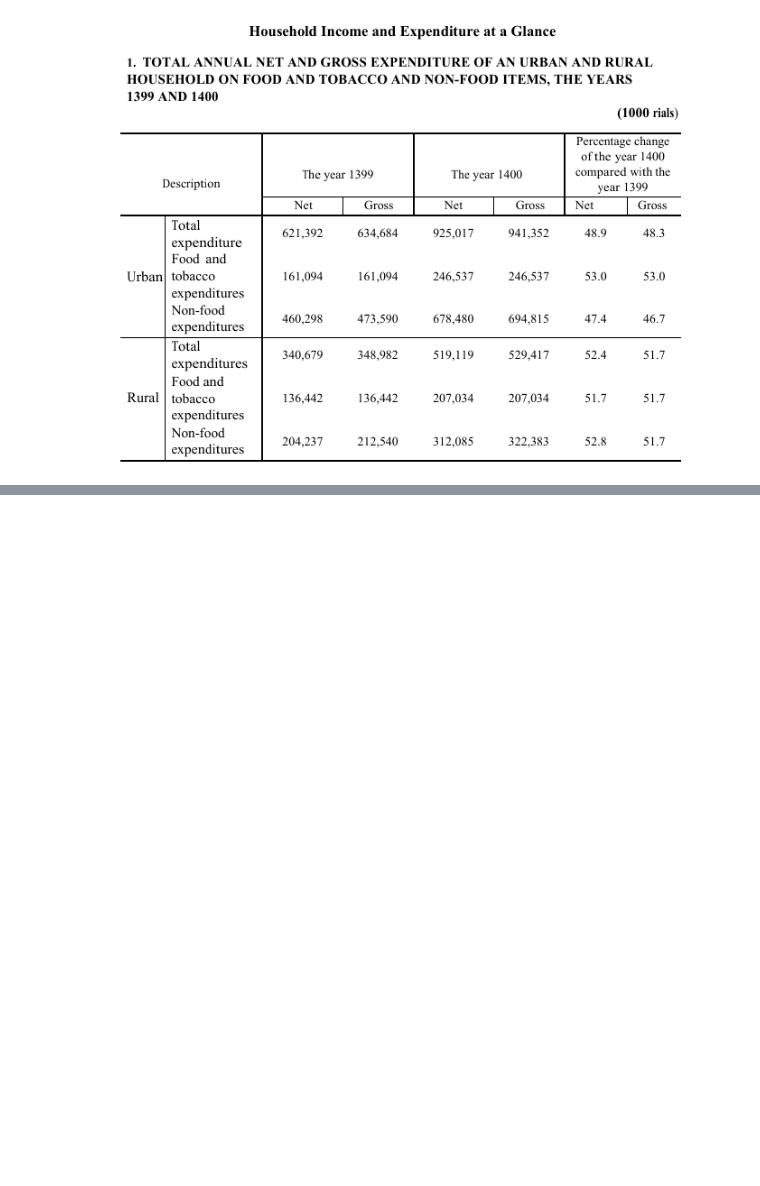
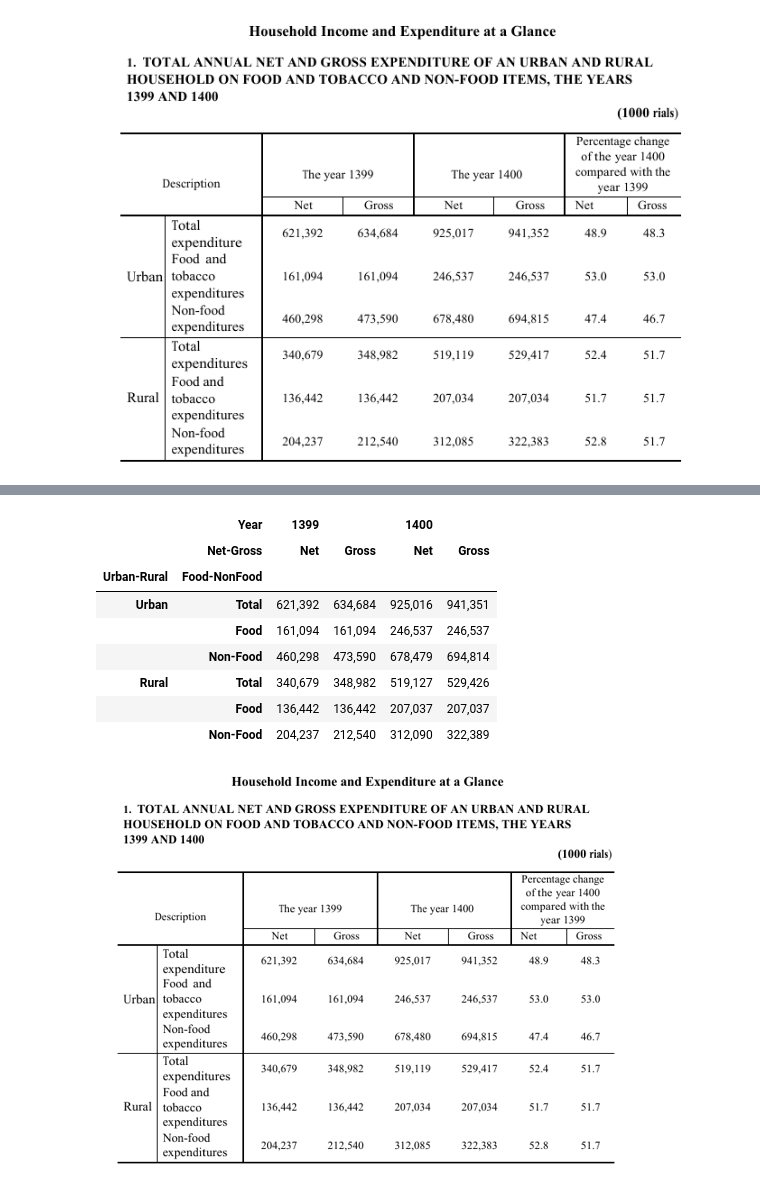
Before and after one commit to Iran-Open-Data/HBSIR_OLD, a Jupyter notebook: examples/ISC/1400/summery-results.ipynb, the cells around one changed output, grey strips where cells are left out. Cells and saved outputs as stored; diff of their text form; code cells hidden in the pictures; blank space fills up the shorter version.

```diff
--- a/examples/ISC/1400/summery-results.ipynb
+++ b/examples/ISC/1400/summery-results.ipynb
@@ -130,0 +80,5 @@ expenditure_summery_table
+# %%
+weights = hbsir.load_table("Weights", years=[1399, 1400])
+weights = hbsir.add_attribute(weights, "Urban-Rural")
+weights_sum = weights.groupby(["Year", "Urban-Rural"])["Weight"].sum()
+weights_sum
@@ -130,0 +92,12 @@ expenditure_summery_table
+# %%
+summery_table = household_table.groupby(["Year", "Food-NonFood", "Urban-Rural"])[["Weighted_Net_Expenditure", "Weighted_Gross_Expenditure"]].sum()
+summery_table.columns = ["Net", "Gross"]
+summery_table.columns.name = "Net-Gross"
+summery_table = summery_table.stack().unstack([0, 2])
+summery_table = summery_table / weights_sum
+summery_table = summery_table.unstack(1)
+summery_table.loc["Total"] = summery_table.sum()
+summery_table = summery_table.stack(1)
+summery_table = summery_table.reorder_levels(["Urban-Rural", "Food-NonFood"])
+summery_table = summery_table / 1000
+summery_table
@@ -130,0 +114,39 @@ expenditure_summery_table
+# %%
+def sort_key(index: pd.Index, dictionary: dict):
+    index = index.map(dictionary)
+    index = index.astype(int)
+    return index
+index_order = {
+    "Total": 1,
+    "Food": 2,
+    "Non-Food": 3,
+    "Urban": 11,
+    "Rural": 12,
+}
+column_order = {
+    "Net": 1,
+    "Gross": 2,
+    1399: 11,
+    1400: 12,
+}
+summery_table = summery_table.sort_index(axis="index", key=lambda i: sort_key(i, index_order))
+summery_table = summery_table.sort_index(axis="columns", key=lambda i: sort_key(i, column_order))
+final_df = summery_table.style.format("{:,.0f}")
+
+image_size = expenditure_summery_table.size
+scale = 0.8
+new_size = tuple(int(num * scale) for num in image_size)
+final_image = expenditure_summery_table.resize(new_size)
+
+display(final_df, final_image)
+# %% [output]
+|  | Year | 1399 |  | 1400 |  |
+|  | Net-Gross | Net | Gross | Net | Gross |
+| Urban-Rural | Food-NonFood |  |  |  |  |
+| Urban | Total | 621,392 | 634,684 | 925,016 | 941,351 |
+|  | Food | 161,094 | 161,094 | 246,537 | 246,537 |
+|  | Non-Food | 460,298 | 473,590 | 678,479 | 694,814 |
+| Rural | Total | 340,679 | 348,982 | 519,127 | 529,426 |
+|  | Food | 136,442 | 136,442 | 207,037 | 207,037 |
+|  | Non-Food | 204,237 | 212,540 | 312,090 | 322,389 |
+[figure, added]
```
Also changed, not shown: parts of 10 cells of this notebook.
